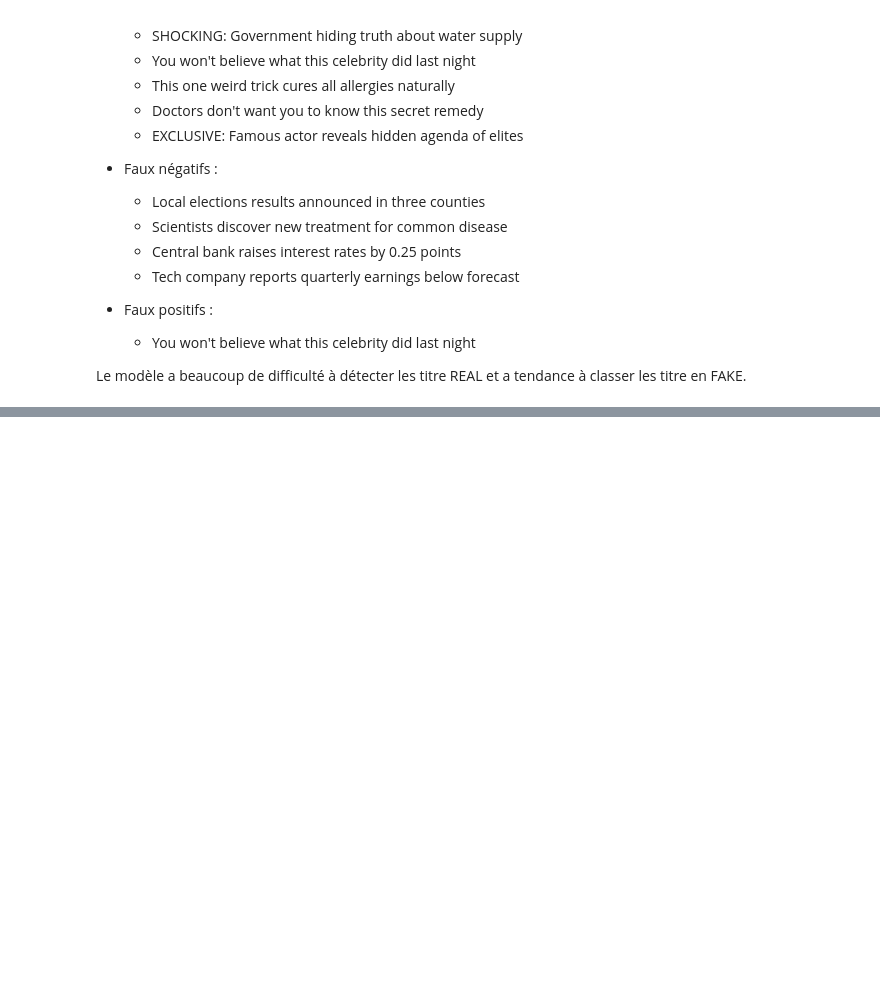
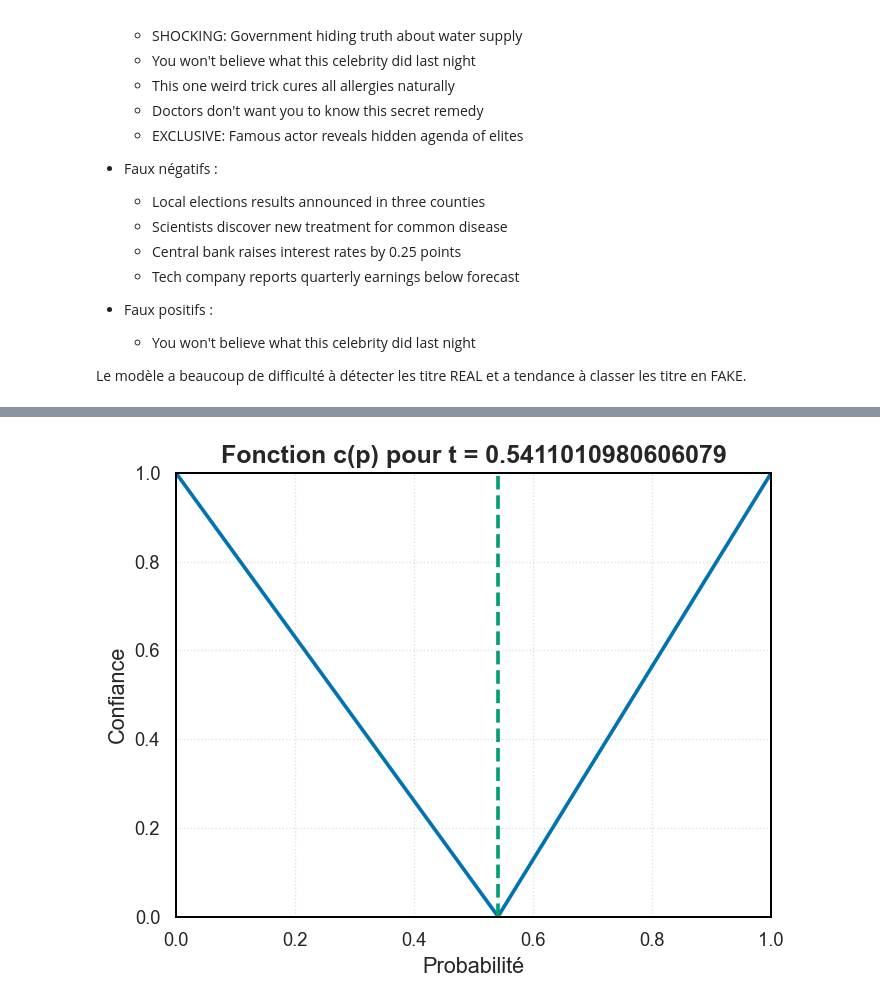
Before and after one commit to DamienDESSAUX-M2i/DESSAUX_Damien_ECF4, a Jupyter notebook: notebook/ecf_fake_news.ipynb, the cells around one changed output, grey strips where cells are left out. Saved outputs shown, nothing was run; the diff lists cells and outputs as text; code cells hidden in the pictures; blank space fills up the shorter version.

```diff
--- a/notebook/ecf_fake_news.ipynb
+++ b/notebook/ecf_fake_news.ipynb
@@ -1473,0 +1487,19 @@ Le modèle a beaucoup de difficulté à détecter les titre REAL et a tendance
+# %%
+def c(p, t):
+    return np.where(p <= t, (t - p) / t, (p - t) / (1 - t))
+
+
+p = np.linspace(0, 1, 500)
+c_values = c(p, optimal_threshold)
+
+plt.figure()
+plt.plot(p, c_values)
+plt.axvline(optimal_threshold, linestyle="--", color=PALETTE[2])
+plt.xlabel("Probabilité")
+plt.xlim((0, 1))
+plt.ylabel("Confiance")
+plt.ylim((0, 1))
+plt.title(f"Fonction c(p) pour t = {optimal_threshold}")
+plt.show()
+# %% [output]
+[figure, added]
```
Also changed, not shown: parts of 5 cells of this notebook, 3 other files.
